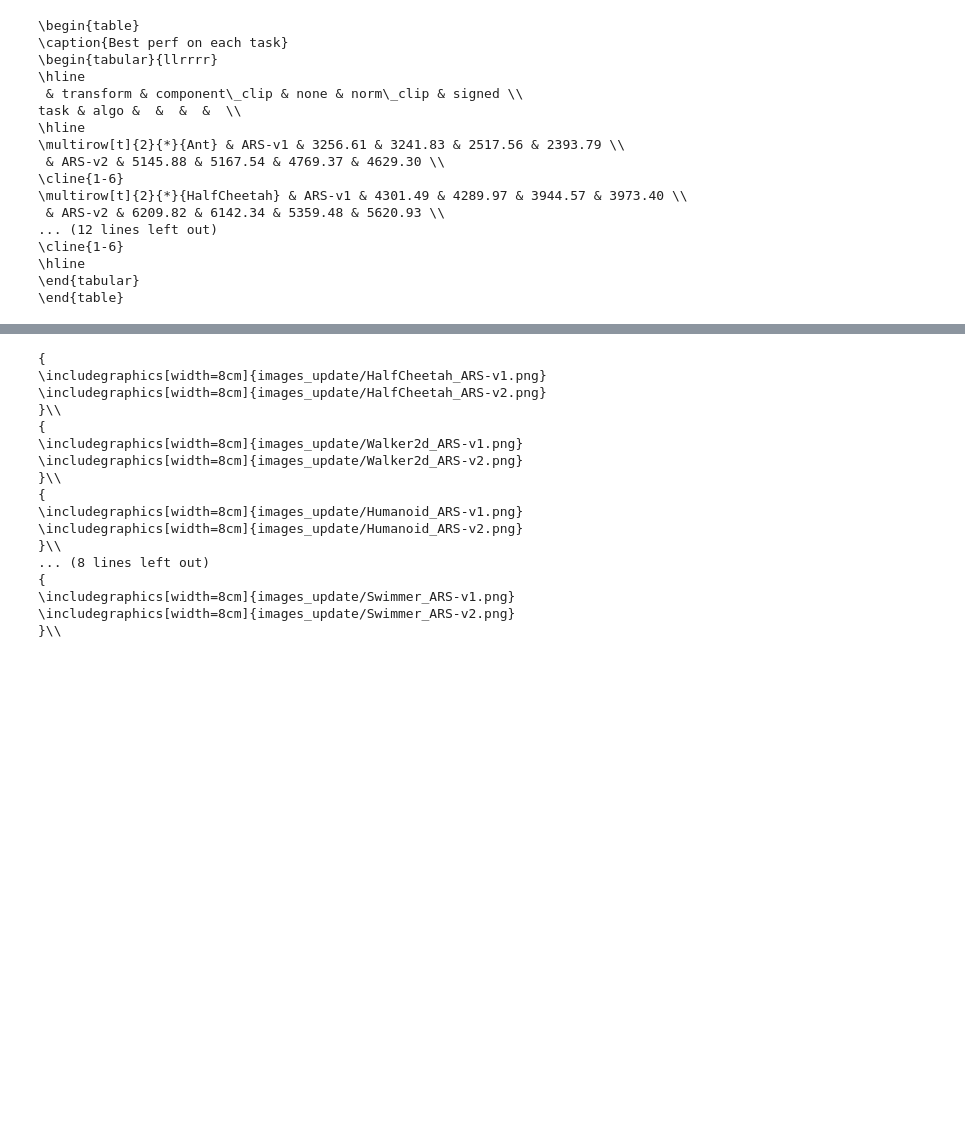
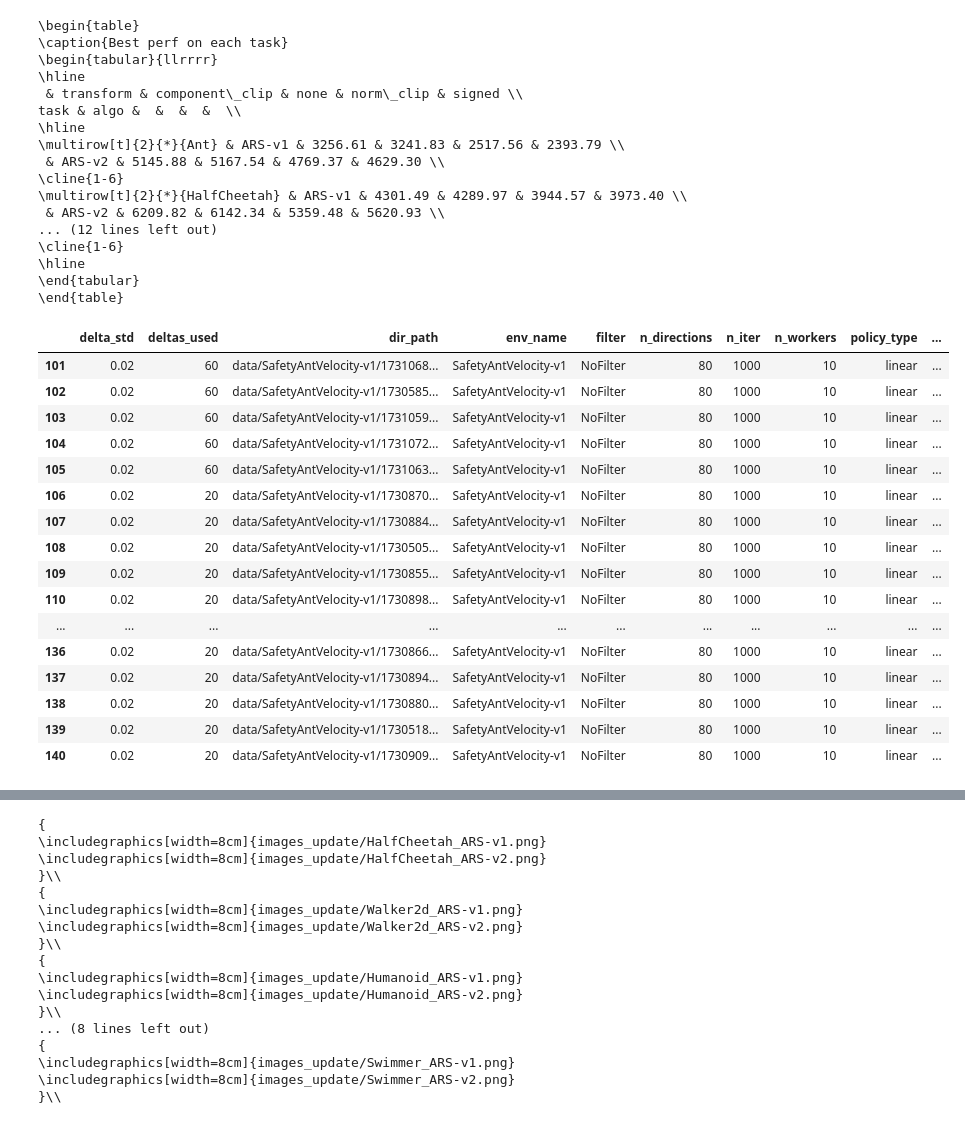
Before and after one commit to deepakhr1999/ARS, a Jupyter notebook: code/plot_hparam_grid.ipynb, the cells around one changed output, grey strips where cells are left out. Saved outputs shown, nothing was run; the diff lists cells and outputs as text; code cells hidden in the pictures; blank space fills up the shorter version.

```diff
--- a/code/plot_hparam_grid.ipynb
+++ b/code/plot_hparam_grid.ipynb
@@ -234,3 +239,26 @@ task & algo &  &  &  &  \\
 \hline
 \end{tabular}
 \end{table}
+# %%
+for (task, algo), data1 in best_data.groupby(["task", "algo"]):
+    break
+
+data1
+# %% [output]
+|  | delta_std | deltas_used | dir_path | env_name | filter | n_directions | n_iter | n_workers | policy_type | ... |
+| 101 | 0.02 | 60 | data/SafetyAntVelocity-v1/1731068... | SafetyAntVelocity-v1 | NoFilter | 80 | 1000 | 10 | linear | ... |
+| 102 | 0.02 | 60 | data/SafetyAntVelocity-v1/1730585... | SafetyAntVelocity-v1 | NoFilter | 80 | 1000 | 10 | linear | ... |
+| 103 | 0.02 | 60 | data/SafetyAntVelocity-v1/1731059... | SafetyAntVelocity-v1 | NoFilter | 80 | 1000 | 10 | linear | ... |
+| 104 | 0.02 | 60 | data/SafetyAntVelocity-v1/1731072... | SafetyAntVelocity-v1 | NoFilter | 80 | 1000 | 10 | linear | ... |
+| 105 | 0.02 | 60 | data/SafetyAntVelocity-v1/1731063... | SafetyAntVelocity-v1 | NoFilter | 80 | 1000 | 10 | linear | ... |
+| 106 | 0.02 | 20 | data/SafetyAntVelocity-v1/1730870... | SafetyAntVelocity-v1 | NoFilter | 80 | 1000 | 10 | linear | ... |
+| 107 | 0.02 | 20 | data/SafetyAntVelocity-v1/1730884... | SafetyAntVelocity-v1 | NoFilter | 80 | 1000 | 10 | linear | ... |
+| 108 | 0.02 | 20 | data/SafetyAntVelocity-v1/1730505... | SafetyAntVelocity-v1 | NoFilter | 80 | 1000 | 10 | linear | ... |
+| 109 | 0.02 | 20 | data/SafetyAntVelocity-v1/1730855... | SafetyAntVelocity-v1 | NoFilter | 80 | 1000 | 10 | linear | ... |
+| 110 | 0.02 | 20 | data/SafetyAntVelocity-v1/1730898... | SafetyAntVelocity-v1 | NoFilter | 80 | 1000 | 10 | linear | ... |
+| ... | ... | ... | ... | ... | ... | ... | ... | ... | ... | ... |
+| 136 | 0.02 | 20 | data/SafetyAntVelocity-v1/1730866... | SafetyAntVelocity-v1 | NoFilter | 80 | 1000 | 10 | linear | ... |
+| 137 | 0.02 | 20 | data/SafetyAntVelocity-v1/1730894... | SafetyAntVelocity-v1 | NoFilter | 80 | 1000 | 10 | linear | ... |
+| 138 | 0.02 | 20 | data/SafetyAntVelocity-v1/1730880... | SafetyAntVelocity-v1 | NoFilter | 80 | 1000 | 10 | linear | ... |
+| 139 | 0.02 | 20 | data/SafetyAntVelocity-v1/1730518... | SafetyAntVelocity-v1 | NoFilter | 80 | 1000 | 10 | linear | ... |
+| 140 | 0.02 | 20 | data/SafetyAntVelocity-v1/1730909... | SafetyAntVelocity-v1 | NoFilter | 80 | 1000 | 10 | linear | ... |
```
Also changed, not shown: parts of 4 cells of this notebook, 12 other files.
